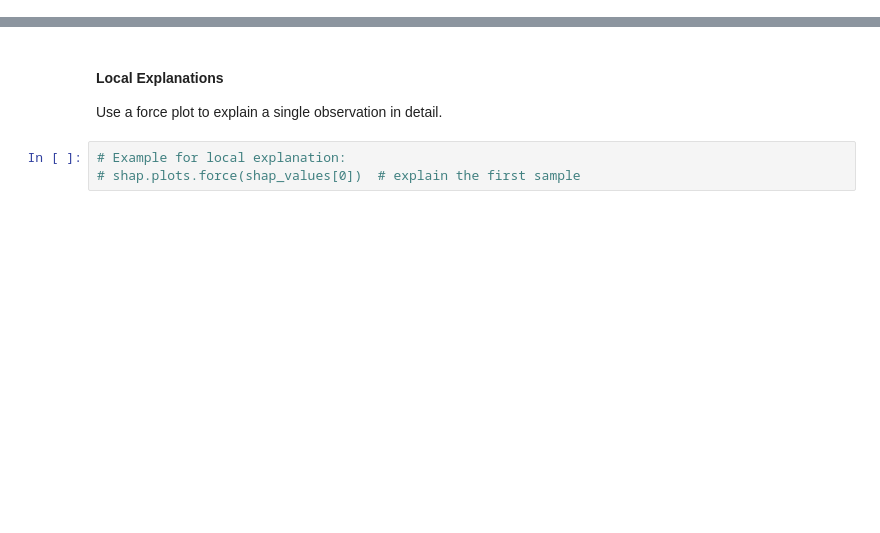
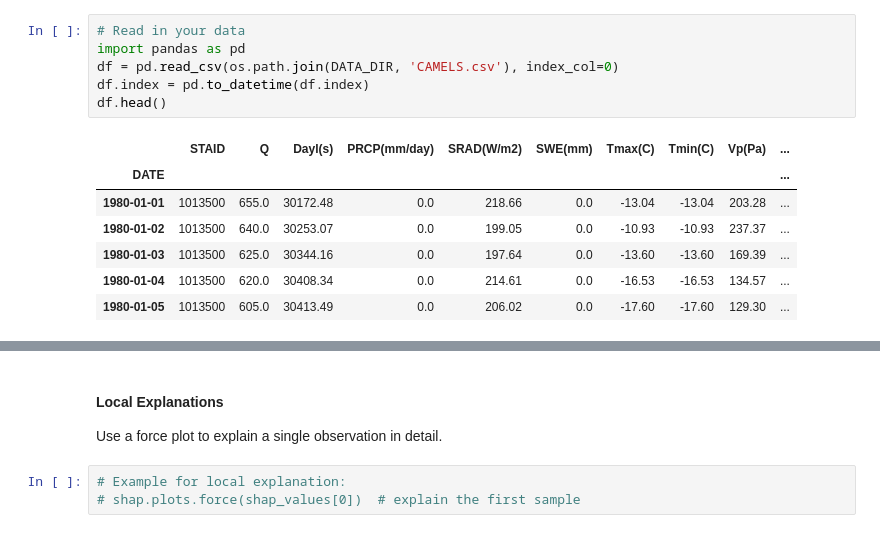
Before and after one commit to ghmyers/SHAPWorkshopDevCon, a Jupyter notebook: notebooks/shap_workshop.ipynb, the cells around one changed output, grey strips where cells are left out. Cells and saved outputs as stored; diff of their text form; blank space fills up the shorter version.

```diff
--- a/notebooks/shap_workshop.ipynb
+++ b/notebooks/shap_workshop.ipynb
@@ -97,0 +43,14 @@ Use `joblib.load` or `pickle.load`, depending on how you saved it.
+# %%
+# Read in your data
+import pandas as pd
+df = pd.read_csv(os.path.join(DATA_DIR, 'CAMELS.csv'), index_col=0)
+df.index = pd.to_datetime(df.index)
+df.head()
+# %% [output]
+|  | STAID | Q | Dayl(s) | PRCP(mm/day) | SRAD(W/m2) | SWE(mm) | Tmax(C) | Tmin(C) | Vp(Pa) | ... |
+| DATE |  |  |  |  |  |  |  |  |  | ... |
+| 1980-01-01 | 1013500 | 655.0 | 30172.48 | 0.0 | 218.66 | 0.0 | -13.04 | -13.04 | 203.28 | ... |
+| 1980-01-02 | 1013500 | 640.0 | 30253.07 | 0.0 | 199.05 | 0.0 | -10.93 | -10.93 | 237.37 | ... |
+| 1980-01-03 | 1013500 | 625.0 | 30344.16 | 0.0 | 197.64 | 0.0 | -13.60 | -13.60 | 169.39 | ... |
+| 1980-01-04 | 1013500 | 620.0 | 30408.34 | 0.0 | 214.61 | 0.0 | -16.53 | -16.53 | 134.57 | ... |
+| 1980-01-05 | 1013500 | 605.0 | 30413.49 | 0.0 | 206.02 | 0.0 | -17.60 | -17.60 | 129.30 | ... |
```
Also changed, not shown: parts of 40 cells of this notebook, 10 other files.
